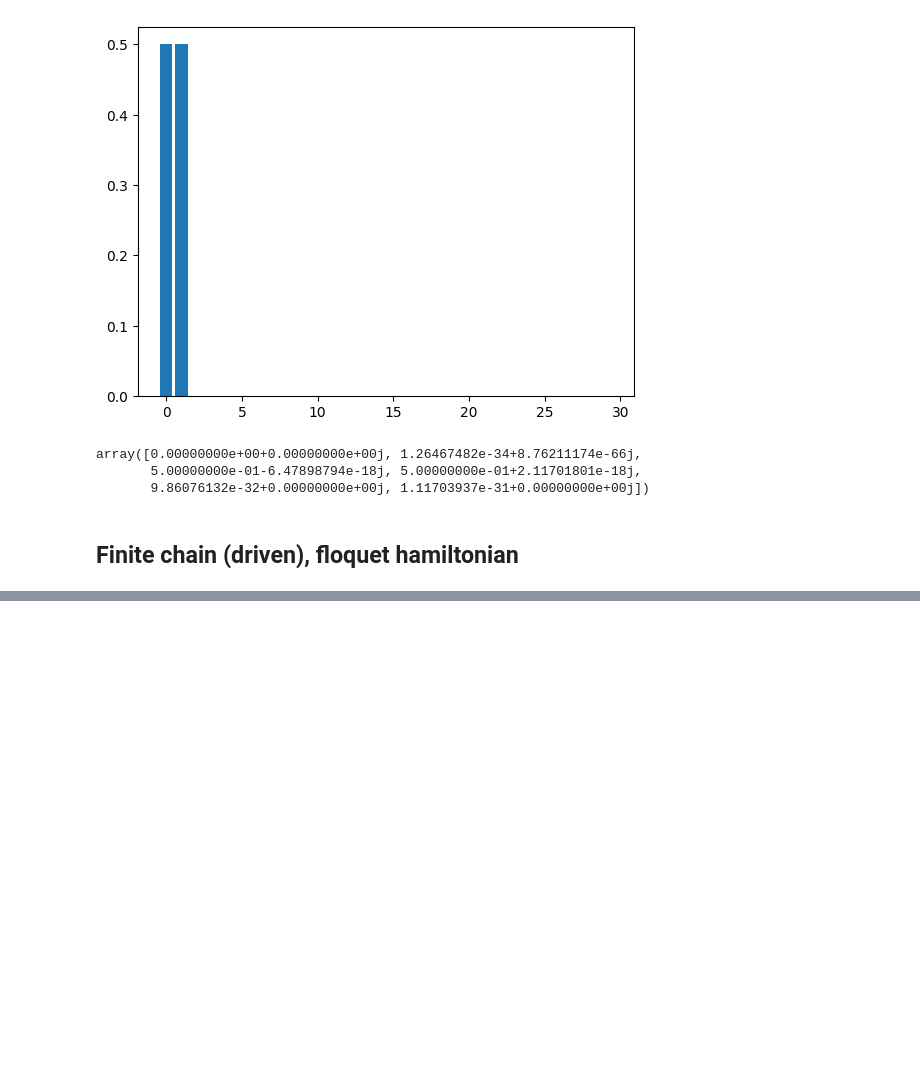
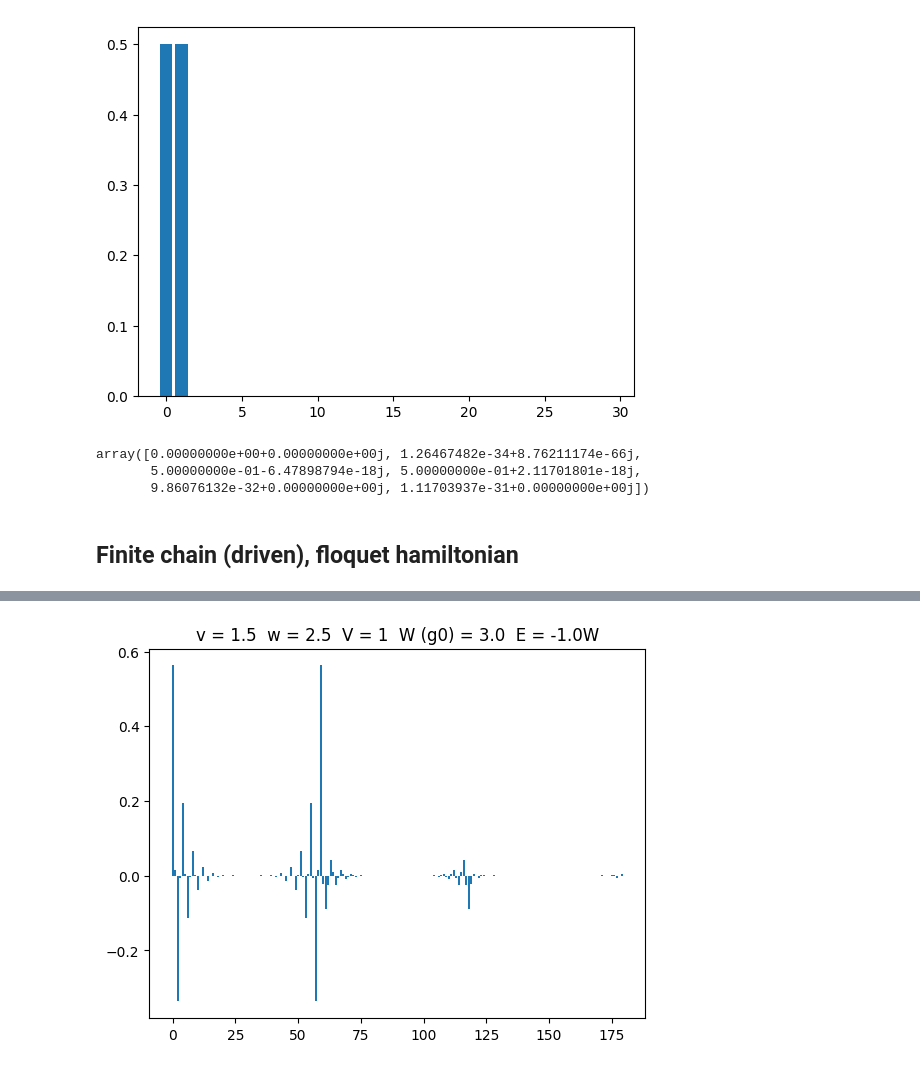
Before and after one commit to shellpwner/drivenSSH, a Jupyter notebook: drivenSSH.ipynb, the cells around one changed output, grey strips where cells are left out. Saved outputs shown, nothing was run; the diff lists cells and outputs as text; code cells hidden in the pictures; blank space fills up the shorter version.

```diff
--- a/drivenSSH.ipynb
+++ b/drivenSSH.ipynb
@@ -322,7 +303,7 @@ eig, eigv = la.eigh(h)
 bulkmodes = []
 edgeindex = []
 for i in range(len(eig)-1):
-    if (np.abs(eig[i] - eig[i+1] ) < 1e-5):
+    if (np.abs(eig[i] - eig[i+1] ) < 1e-3):
         bulkmodes.append(eig[i])
         edgeindex.append(i)
         edgeindex.append(i+1)
@@ -343,0 +329,12 @@ plt.savefig('eigs/'+tit+'.png')
+# %%
+ind = 149
+v1 = eigv[:,ind]
+denv1 = v1*v1
+# %%
+tit = 'v = ' + str(v) + '  w = ' + str(w) + '  V = ' +str(V) + '  W (g0) = ' + str(W/g0) + '  E = '+str(np.round(eig[ind]/W,1))+'W'
+plt.title(tit)
+plt.bar([i for i in range(len(denv1))],v1)
+# plt.savefig('edgeWavefunction/'+tit+'.png')
+plt.show()
+# %% [output]
+[figure, added]
```
Also changed, not shown: parts of 7 cells of this notebook, 3 other files.
